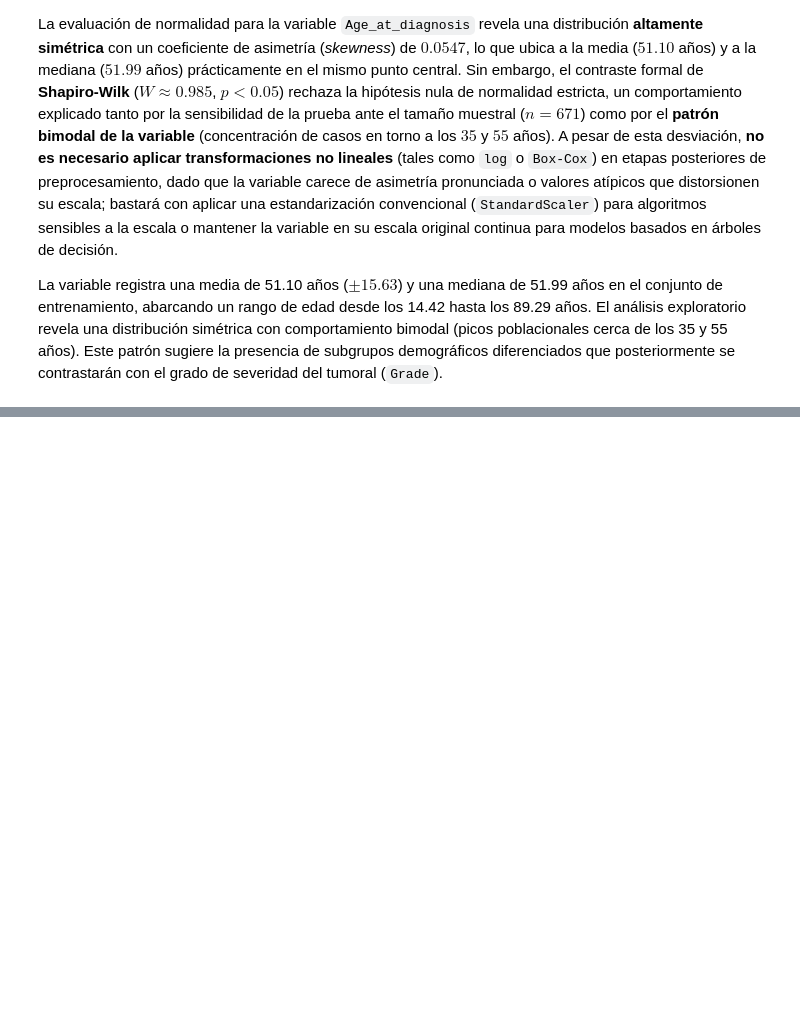
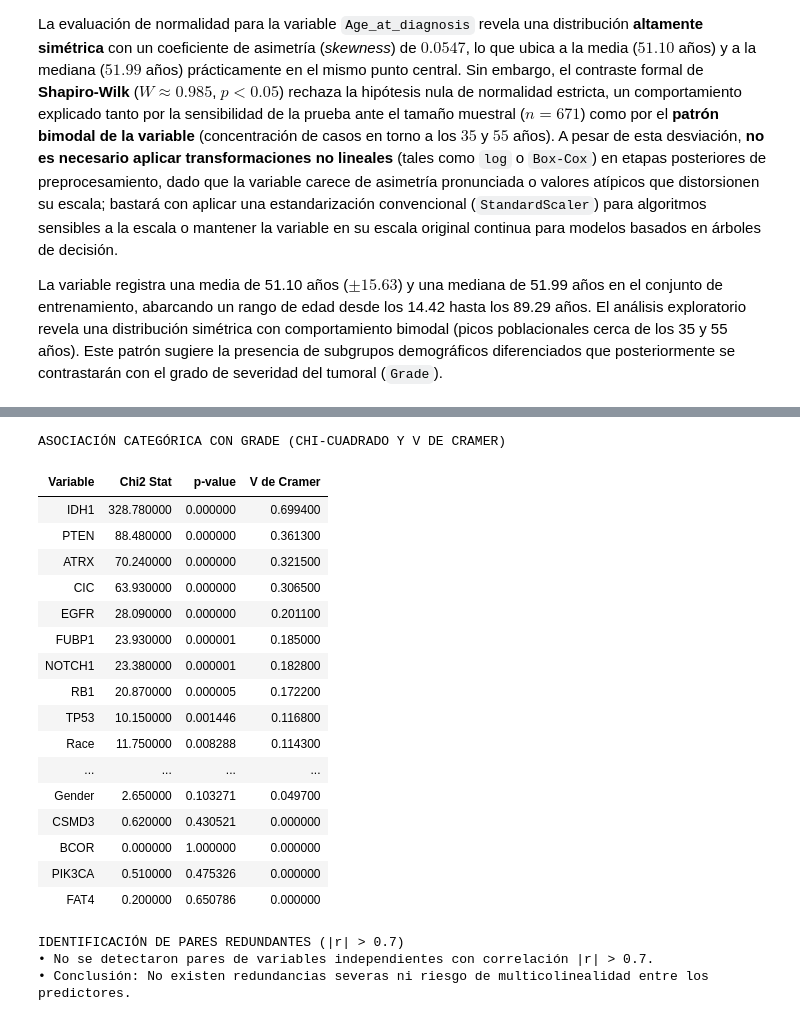
Before and after one commit to joshua2412-a/Prueba, a Jupyter notebook: _sources/notebooks2.ipynb, the cells around one changed output, grey strips where cells are left out. Cells and saved outputs as stored; diff of their text form; code cells hidden in the pictures; blank space fills up the shorter version.

```diff
--- a/_sources/notebooks2.ipynb
+++ b/_sources/notebooks2.ipynb
@@ -503,0 +464,79 @@ Variable  % en LGG (0)  % en GBM (1)  Chi2 Stat      p-value
+# %%
+def cramers_v(x, y):
+    """Calcula el coeficiente V de Cramer entre dos variables categóricas."""
+    confusion_matrix = pd.crosstab(x, y)
+    chi2 = chi2_contingency(confusion_matrix)[0]
+    n = confusion_matrix.sum().sum()
+    phi2 = chi2 / n
+    r, k = confusion_matrix.shape
+    phi2corr = max(0, phi2 - ((k-1)*(r-1)) / (n-1))
+    rcorr = r - ((r-1)**2) / (n-1)
+    kcorr = k - ((k-1)**2) / (n-1)
+    denominator = min((kcorr-1), (rcorr-1))
+    return np.sqrt(phi2corr / denominator) if denominator > 0 else 0.0
+
+cat_cols = [c for c in train_data.columns if c != 'Age_at_diagnosis']
+
+cramer_results = []
+for col in cat_cols:
+    if col != 'Grade':
+        contingency = pd.crosstab(train_data[col], train_data['Grade'])
+        chi2, p_val, _, _ = chi2_contingency(contingency)
+        v_val = cramers_v(train_data[col], train_data['Grade'])
+        cramer_results.append({
+            'Variable': col,
+            'Chi2 Stat': round(chi2, 2),
+            'p-value': p_val,
+            'V de Cramer': round(v_val, 4)
+        })
+
+df_asociacion = pd.DataFrame(cramer_results).sort_values(by='V de Cramer', ascending=False)
+print("ASOCIACIÓN CATEGÓRICA CON GRADE (CHI-CUADRADO Y V DE CRAMER)")
+display(df_asociacion.style.hide(axis="index"))
+# %% [output]
+ASOCIACIÓN CATEGÓRICA CON GRADE (CHI-CUADRADO Y V DE CRAMER)
+| Variable | Chi2 Stat | p-value | V de Cramer |
+| IDH1 | 328.780000 | 0.000000 | 0.699400 |
+| PTEN | 88.480000 | 0.000000 | 0.361300 |
+| ATRX | 70.240000 | 0.000000 | 0.321500 |
+| CIC | 63.930000 | 0.000000 | 0.306500 |
+| EGFR | 28.090000 | 0.000000 | 0.201100 |
+| FUBP1 | 23.930000 | 0.000001 | 0.185000 |
+| NOTCH1 | 23.380000 | 0.000001 | 0.182800 |
+| RB1 | 20.870000 | 0.000005 | 0.172200 |
+| TP53 | 10.150000 | 0.001446 | 0.116800 |
+| Race | 11.750000 | 0.008288 | 0.114300 |
+| ... | ... | ... | ... |
+| Gender | 2.650000 | 0.103271 | 0.049700 |
+| CSMD3 | 0.620000 | 0.430521 | 0.000000 |
+| BCOR | 0.000000 | 1.000000 | 0.000000 |
+| PIK3CA | 0.510000 | 0.475326 | 0.000000 |
+| FAT4 | 0.200000 | 0.650786 | 0.000000 |
+# %%
+print("IDENTIFICACIÓN DE PARES REDUNDANTES (|r| > 0.7)")
+pares_altos = []
+columnas = spearman_corr.columns
+
+for i in range(len(columnas)):
+    for j in range(i):
+        r_val = spearman_corr.iloc[i, j]
+        if abs(r_val) > 0.7:
+            pares_altos.append((columnas[i], columnas[j], round(r_val, 4)))
+
+df_redundancias = pd.DataFrame(pares_altos, columns=['Variable 1', 'Variable 2', 'Coeficiente (r)'])
+
+df_predictores_red = df_redundancias[
+    (df_redundancias['Variable 1'] != 'Grade') &
+    (df_redundancias['Variable 2'] != 'Grade')
+]
+
+if df_predictores_red.empty:
+    print("• No se detectaron pares de variables independientes con correlación |r| > 0.7.")
+    print("• Conclusión: No existen redundancias severas ni riesgo de multicolinealidad entre los predictores.")
+else:
+    print("• Advertencia: Se encontraron los siguientes pares con alta redundancia que justifican exclusión:")
+    print(df_predictores_red.to_string(index=False))
+# %% [output]
+IDENTIFICACIÓN DE PARES REDUNDANTES (|r| > 0.7)
+• No se detectaron pares de variables independientes con correlación |r| > 0.7.
+• Conclusión: No existen redundancias severas ni riesgo de multicolinealidad entre los predictores.
```
Also changed, not shown: parts of 4 cells of this notebook, 4 other files.
